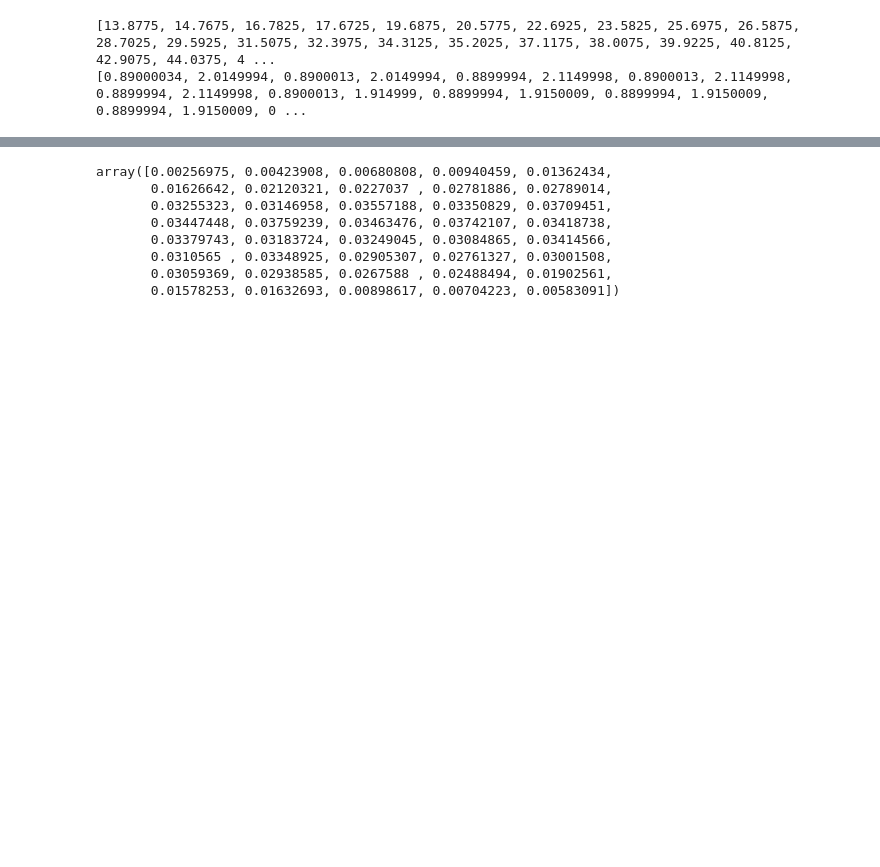
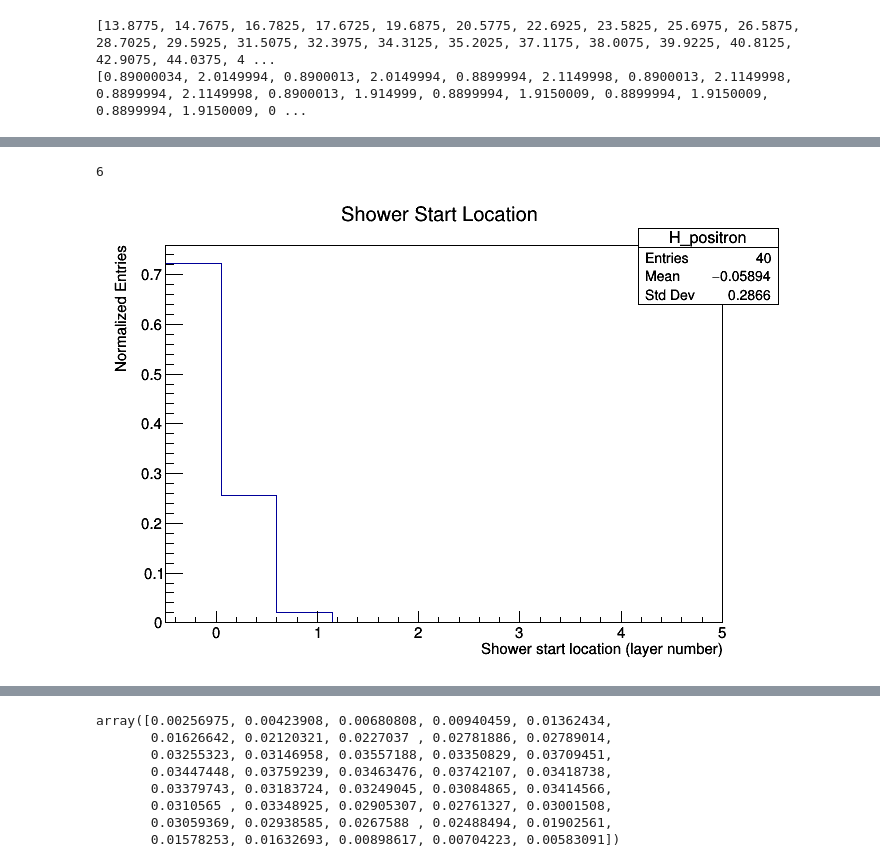
Before and after one commit to nitishkumarkv/HGCAL_DataAnalysis, a Jupyter notebook: Comparing_pion_positron_muon.ipynb, the cells around one changed output, grey strips where cells are left out. Cells and saved outputs as stored; diff of their text form; code cells hidden in the pictures; blank space fills up the shorter version.

```diff
--- a/Comparing_pion_positron_muon.ipynb
+++ b/Comparing_pion_positron_muon.ipynb
@@ -291,2 +416,18 @@ print(frac_shower_muon)
 [0.0008774977058555402, 0.0017610194234217592, 0.00292766969138988, 0.002678677207348491, 0.0032750543667056887, 0.0031164220583244813, 0.003534086870264876, 0.0030822859919639686, 0.00357424694833606 ...
+# %%
+positron_shower_srt_loc.count(0)
+# %% [output]
+6
+# %%
+c=ROOT.TCanvas()
+
+H_positron = ROOT.TH1F("H_positron","Shower Start Location;Shower start location (layer number);Normalized Entries",10,-0.5,5)
+
+for i in range(40):
+    H_positron.SetBinContent(i+1,(frac_shower_positron[i]) )
+
+H_positron.Draw()
+c.Draw()
+# %% [output]
+[figure, added]
 # %%
```
Also changed, not shown: parts of 194 cells of this notebook, 1 other file.
